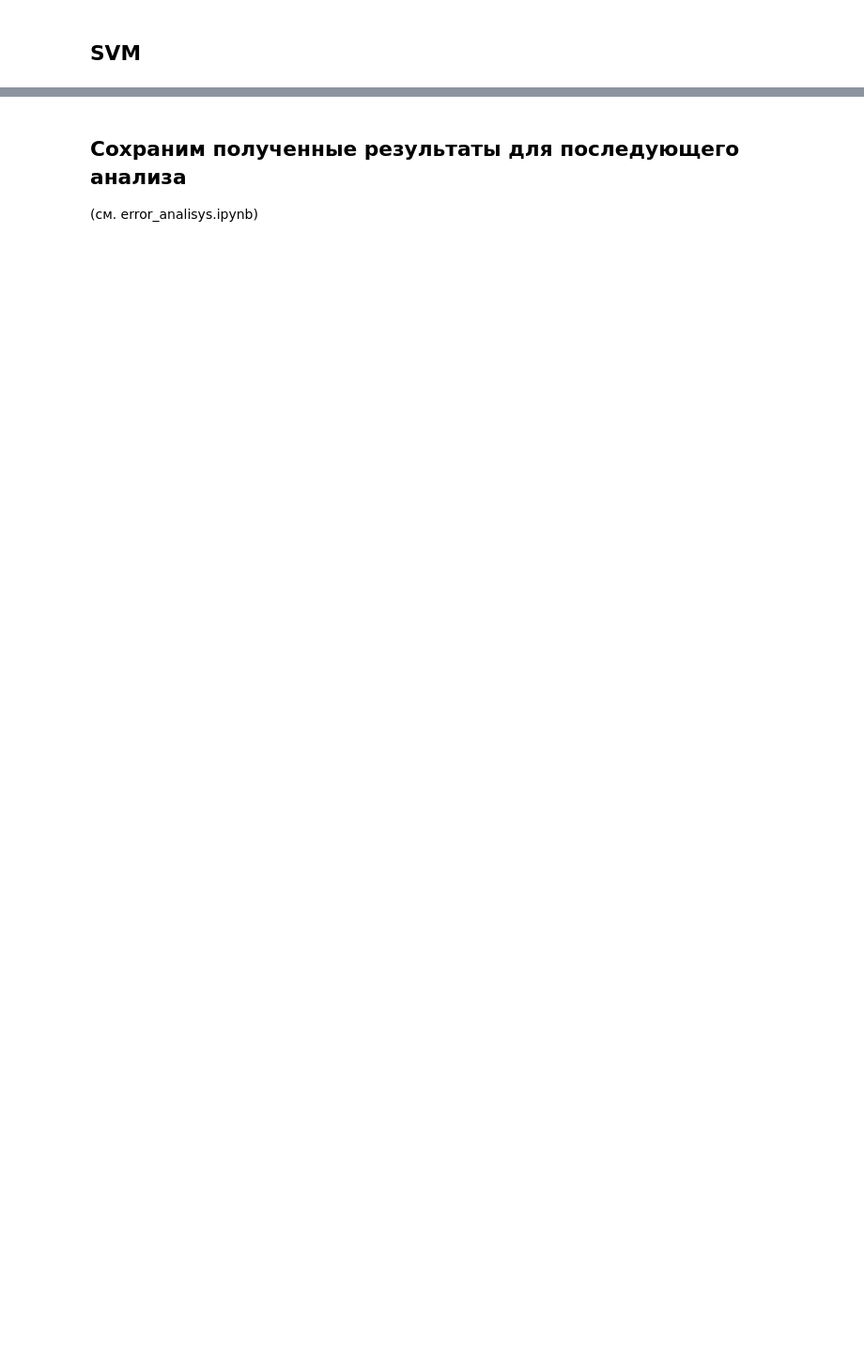
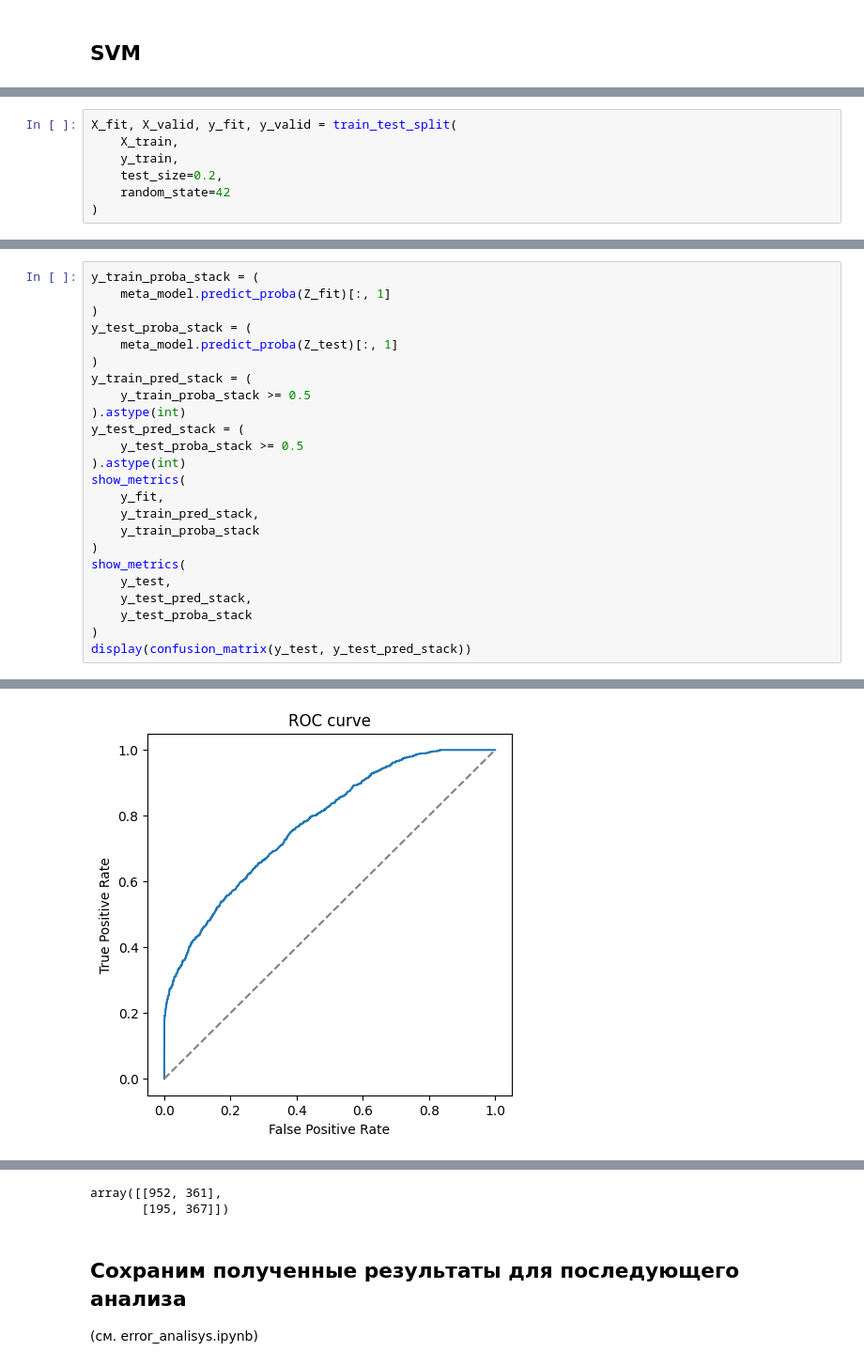
Before and after one commit to yakstati/credit_default, a Jupyter notebook: notebooks/model_selection.ipynb, the cells around one changed output, grey strips where cells are left out. Shown at 94% size. Drawn from its saved outputs; the diff is of its cells as text; blank space fills up the shorter version.

Commit message:
stacking expirements

```diff
--- a/notebooks/model_selection.ipynb
+++ b/notebooks/model_selection.ipynb
@@ -715,0 +720,7 @@ roc_auc_score = 0.7614547110336547
+# %%
+X_fit, X_valid, y_fit, y_valid = train_test_split(
+    X_train,
+    y_train,
+    test_size=0.2,
+    random_state=42
+)
@@ -715,0 +929,25 @@ roc_auc_score = 0.7614547110336547
+# %%
+y_train_proba_stack = (
+    meta_model.predict_proba(Z_fit)[:, 1]
+)
+y_test_proba_stack = (
+    meta_model.predict_proba(Z_test)[:, 1]
+)
+y_train_pred_stack = (
+    y_train_proba_stack >= 0.5
+).astype(int)
+y_test_pred_stack = (
+    y_test_proba_stack >= 0.5
+).astype(int)
+show_metrics(
+    y_fit,
+    y_train_pred_stack,
+    y_train_proba_stack
+)
+show_metrics(
+    y_test,
+    y_test_pred_stack,
+    y_test_proba_stack
+)
+display(confusion_matrix(y_test, y_test_pred_stack))
+# %% [output]
@@ -715,0 +964 @@ roc_auc_score = 0.7614547110336547
+[figure, added]
@@ -716,3 +976,5 @@ roc_auc_score = 0.7614547110336547
+array([[952, 361],
+       [195, 367]])
 # %% [markdown]
 ## Сохраним полученные результаты для последующего анализа
 (см. error_analisys.ipynb)
```
Also changed, not shown: parts of 16 cells of this notebook, 7 other files.
